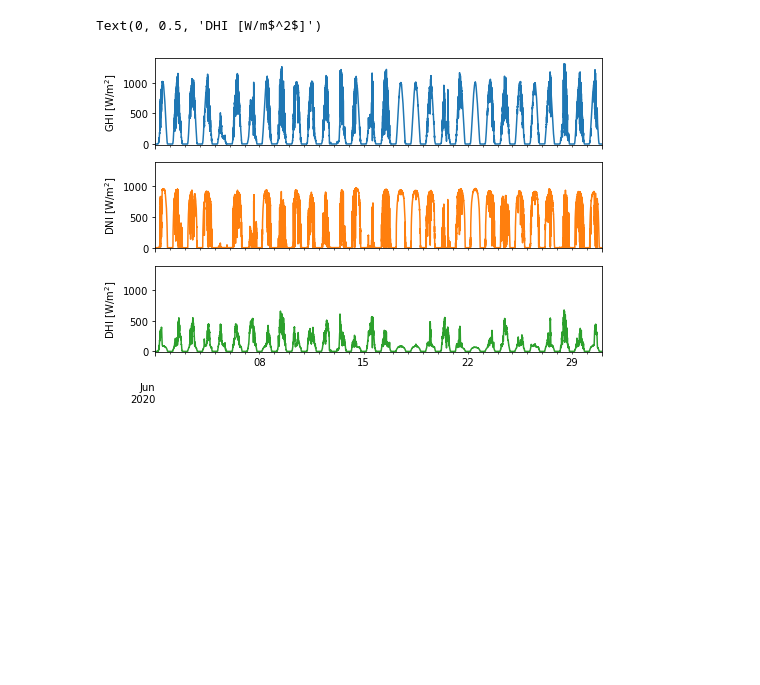
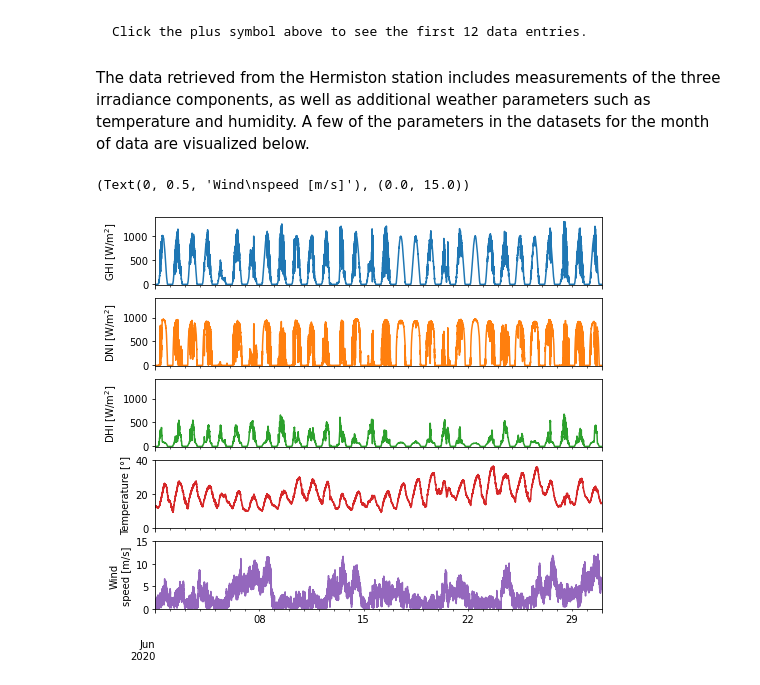
Before and after one commit to AssessingSolar/solarstations, a Jupyter notebook: station_network_srml.ipynb, the cells around one changed output. Drawn from its saved outputs; the diff is of its cells as text; code cells hidden in the pictures; blank space fills up the shorter version.

````diff
--- a/station_network_srml.ipynb
+++ b/station_network_srml.ipynb
@@ -66,12 +74,12 @@ An example of how to download data from June 2020 from the Hermiston station is
 # %%
 import pvlib
 
-df_he = pvlib.iotools.read_srml_month_from_solardat(
+df = pvlib.iotools.read_srml_month_from_solardat(
     station='HE',
     year=2020,
     month=6)
 
-df_he.head()  # print the first 5 rows of data
+df.head(12)  # print the first 12 rows of data
 # %% [output]
 |  | ghi_0 | ghi_0_flag | dni_0 | dni_0_flag | dhi_3 | dhi_3_flag | ghi_2 | ghi_2_flag | dni_2 | ... |
 | 2020-06-01 00:00:00-08:00 | 0 | 12 | 0 | 12 | 0 | 12 | 0 | 12 | 0 | ... |
@@ -83,11 +98,19 @@ df_he.head()  # print the first 5 rows of data
+# %% [markdown]
+```{margin} Station metadata
+Click the plus symbol above to see the first 12 data entries.
+```
+# %% [markdown]
+The data retrieved from the Hermiston station includes measurements of the three irradiance components, as well as additional weather parameters such as temperature and humidity. A few of the parameters in the datasets for the month of data are visualized below.
 # %%
-axes = df_he[['ghi_0','dni_0','dhi_3']].plot(
-    subplots=True, legend=False, rot=0, figsize=(8,6), sharex=True, ylim=[-10,1400])
+axes = df[['ghi_0','dni_0','dhi_3','temp_air_1','wind_speed_1']].plot(
+    subplots=True, legend=False, rot=0, figsize=(8,8), sharex=True)
 
 # Set ylabels
-axes[0].set_ylabel('GHI [W/m$^2$]')
-axes[1].set_ylabel('DNI [W/m$^2$]')
-axes[2].set_ylabel('DHI [W/m$^2$]')
+axes[0].set_ylabel('GHI [W/m$^2$]'), axes[0].set_ylim(-10,1400)
+axes[1].set_ylabel('DNI [W/m$^2$]'), axes[1].set_ylim(-10,1400)
+axes[2].set_ylabel('DHI [W/m$^2$]'), axes[2].set_ylim(-10,1400)
+axes[3].set_ylabel('Temperature [°]'), axes[3].set_ylim(0,40)
+axes[4].set_ylabel('Wind\nspeed [m/s]'), axes[4].set_ylim(0,15)
 # %% [output]
-Text(0, 0.5, 'DHI [W/m$^2$]')
+(Text(0, 0.5, 'Wind\nspeed [m/s]'), (0.0, 15.0))
-[figure, old version]
+[figure, new version]
````
Also changed, not shown: parts of 6 cells of this notebook.
